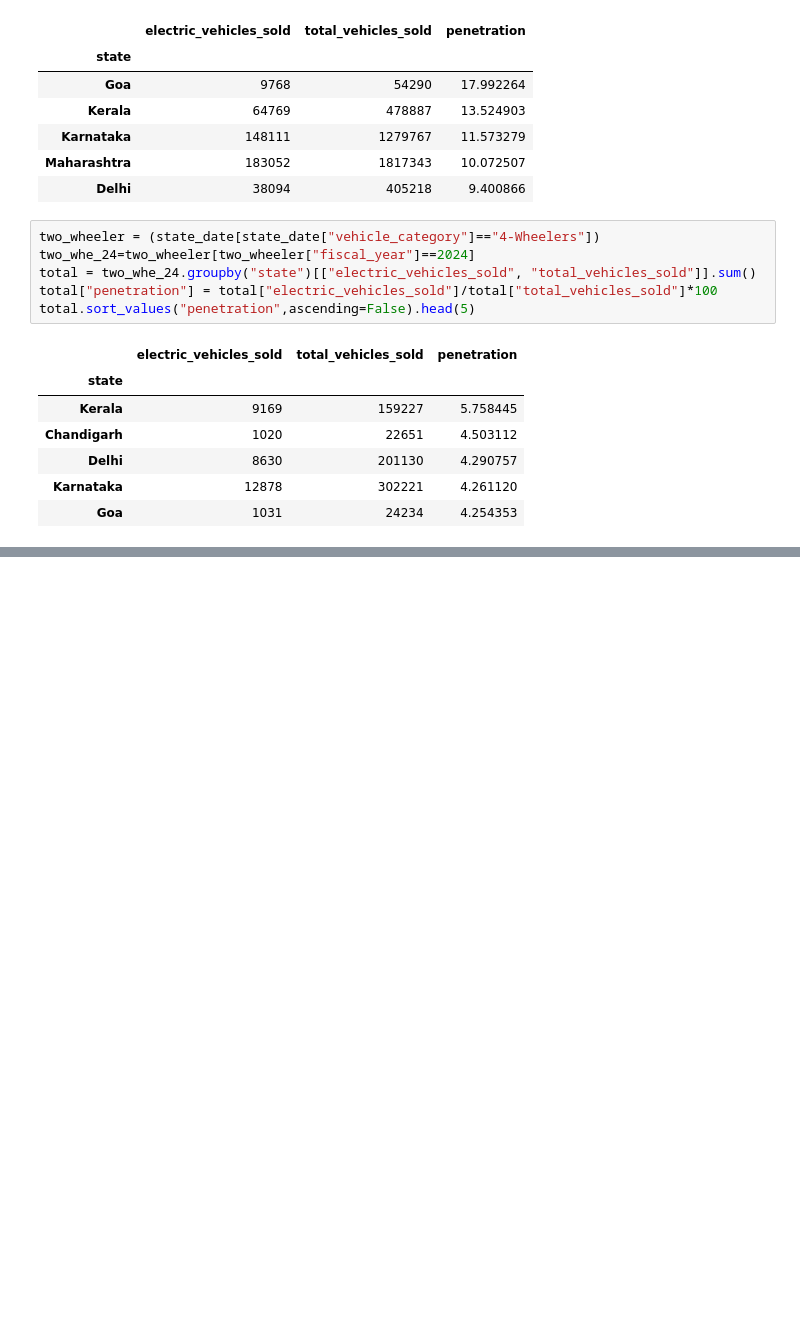
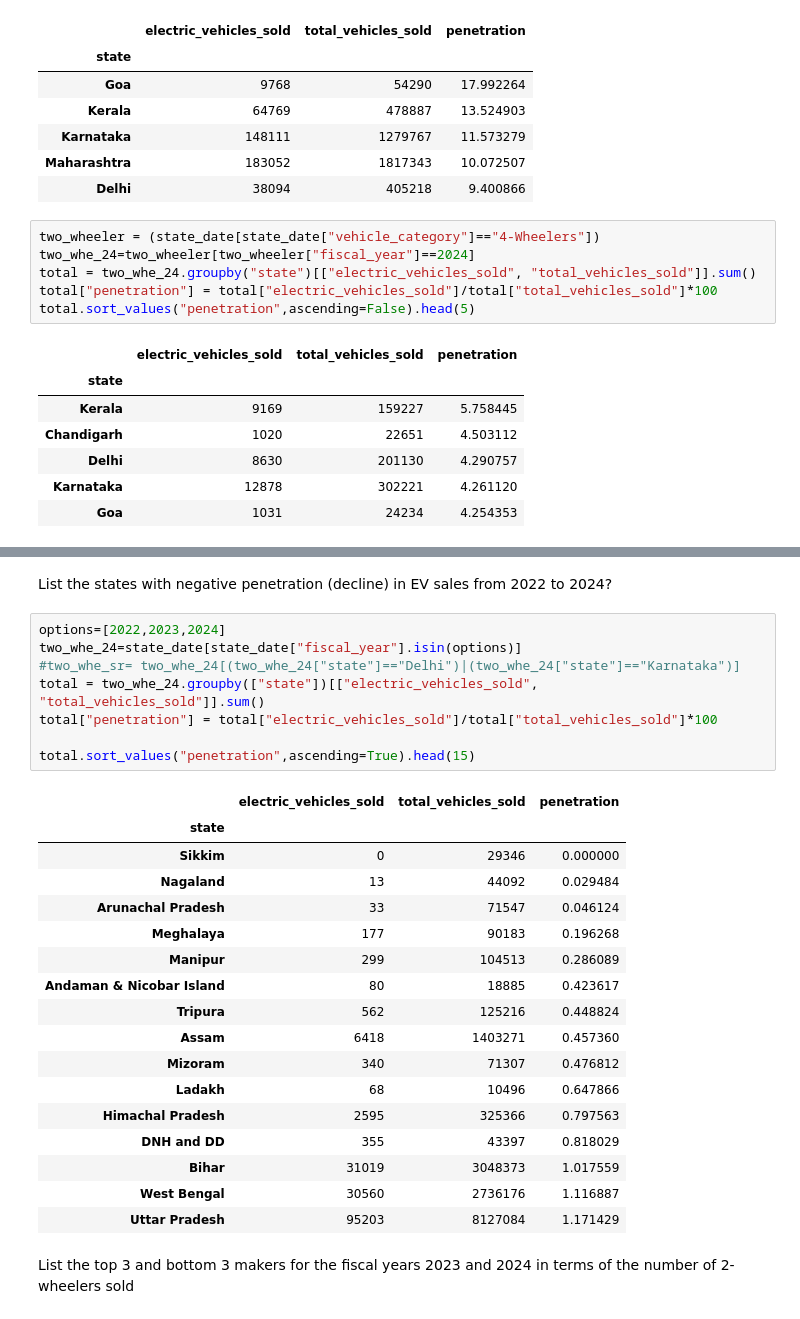
Before and after one commit to giriprasathd/Pyspark_projects, a Jupyter notebook: Challenge/main.ipynb, the cells around one changed output, grey strips where cells are left out. Saved outputs shown, nothing was run; the diff lists cells and outputs as text; blank space fills up the shorter version.

```diff
--- a/Challenge/main.ipynb
+++ b/Challenge/main.ipynb
@@ -131,0 +144,32 @@ ValueError: The truth value of a Series is ambiguous. Use a.empty, a.bool(), a.i
+# %% [markdown]
+List the states with negative penetration (decline) in EV sales from 2022
+to 2024?
+# %%
+options=[2022,2023,2024]
+two_whe_24=state_date[state_date["fiscal_year"].isin(options)]
+#two_whe_sr= two_whe_24[(two_whe_24["state"]=="Delhi")|(two_whe_24["state"]=="Karnataka")]
+total = two_whe_24.groupby(["state"])[["electric_vehicles_sold", "total_vehicles_sold"]].sum()
+total["penetration"] = total["electric_vehicles_sold"]/total["total_vehicles_sold"]*100
+
+total.sort_values("penetration",ascending=True).head(15)
+# %% [output]
+|  | electric_vehicles_sold | total_vehicles_sold | penetration |
+| state |  |  |  |
+| Sikkim | 0 | 29346 | 0.000000 |
+| Nagaland | 13 | 44092 | 0.029484 |
+| Arunachal Pradesh | 33 | 71547 | 0.046124 |
+| Meghalaya | 177 | 90183 | 0.196268 |
+| Manipur | 299 | 104513 | 0.286089 |
+| Andaman & Nicobar Island | 80 | 18885 | 0.423617 |
+| Tripura | 562 | 125216 | 0.448824 |
+| Assam | 6418 | 1403271 | 0.457360 |
+| Mizoram | 340 | 71307 | 0.476812 |
+| Ladakh | 68 | 10496 | 0.647866 |
+| Himachal Pradesh | 2595 | 325366 | 0.797563 |
+| DNH and DD | 355 | 43397 | 0.818029 |
+| Bihar | 31019 | 3048373 | 1.017559 |
+| West Bengal | 30560 | 2736176 | 1.116887 |
+| Uttar Pradesh | 95203 | 8127084 | 1.171429 |
+# %% [markdown]
+List the top 3 and bottom 3 makers for the fiscal years 2023 and 2024 in
+terms of the number of 2-wheelers sold
```
Also changed, not shown: parts of 7 cells of this notebook.
